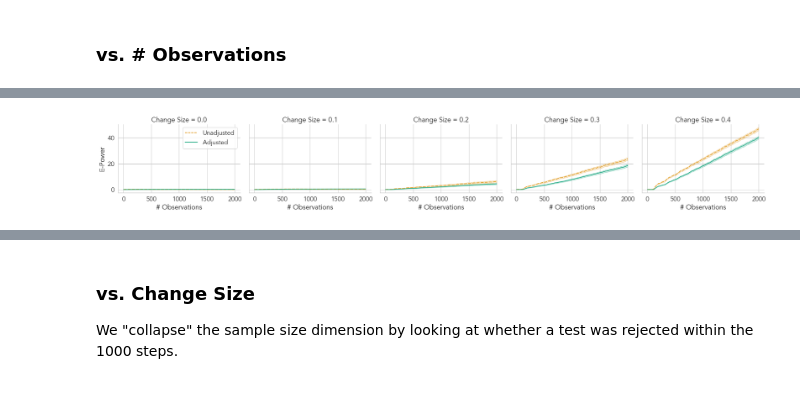
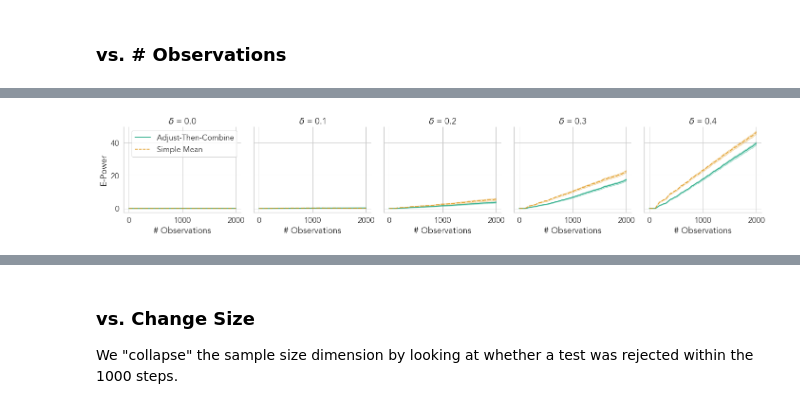
Before and after one commit to yjchoe/CombiningEvidenceAcrossFiltrations, a Jupyter notebook: nb_exchangeability_adjuster_power.ipynb, the cells around one changed output, grey strips where cells are left out. Saved outputs shown, nothing was run; the diff lists cells and outputs as text; code cells hidden in the pictures.

```diff
--- a/nb_exchangeability_adjuster_power.ipynb
+++ b/nb_exchangeability_adjuster_power.ipynb
@@ -72,17 +77,3 @@ x_change_rep = ec.data.exch.generate_binary_change_repeated(
 x_change_rep
 # %% [output]
 array([0, 1, 0, ..., 1, 1, 0])
-# %%
-# for one-change config
-p, q = 0.5, 0.2
-change_loc = 0.2
-change_len = 0.04
-
-# # p, q = 0.5, 0.2
-# # change_loc = 0.15
-# # change_len = 0.05
-
-# x_change1 = ec.data.exch.generate_binary_changepoint(
-#     p=p, q=q, size=T, change_loc=change_loc, change_len=change_len,
-#     rng=rng_data)
-# x_change1[:10]
@@ -225,4 +243,10 @@ None
 # %% [markdown]
 ### vs. # Observations
+# %%
+LABELS = {
+    "Unadjusted": "Simple Mean",
+    "Adjusted": "Adjust-Then-Combine",
+}
+LABEL_ORDER = ["Adjust-Then-Combine", "Simple Mean"]
 # %%
 # Power
@@ -266,41 +293,42 @@ None
 # %%
 # E-Power
-epower_df = full_df.melt(
-    id_vars=["RunID", "Time", "ChangeSize"], value_vars=["UnadjustedEPower", "AdjustedEPower"],
-    var_name="E-Process", value_name="E-Power")
-epower_df["E-Process"] = epower_df["E-Process"].map(
-    {"UnadjustedEPower": "Unadjusted", "AdjustedEPower": "Adjusted"})
-# clip e-power at zero
-epower_df["E-Power"] = np.maximum(0, epower_df["E-Power"])
-fg = sns.relplot(
-    x="Time",
-    y="E-Power",
-    col="ChangeSize",
-    hue="E-Process",
-    palette=ec.PLOT_DEFAULT_COLORS[1:3],  # remove first color
-    style="E-Process",
-    style_order=["Adjusted", "Unadjusted"],
-    kind="line",
-    # markers=True,
-    errorbar="ci",
-    aspect=1.25,
-    height=4,
-    linewidth=ec.PLOT_DEFAULT_KWARGS["linewidth"],
-    alpha=ec.PLOT_DEFAULT_KWARGS["alpha"],
-    data=epower_df,
-    facet_kws=dict(legend_out=False),
-)
-fg._legend.set_title(None)
-fg.set_titles("Change Size = {col_name}")
-for ax in fg.axes.flatten():
-    ax.set(
-        # ylim=(-0.05, 1.05),
-        ylabel="E-Power",
-        xlabel="# Observations",
+for alternative in ["Changepoint", "Markovian"]:
+    epower_df = full_df.loc[full_df["Alternative"] == alternative].melt(
+        id_vars=["RunID", "Time", "ChangeSize"], value_vars=["UnadjustedEPower", "AdjustedEPower"],
+        var_name="E-Process", value_name="E-Power")
+    epower_df["E-Process"] = epower_df["E-Process"].map(
+        {"UnadjustedEPower": LABELS["Unadjusted"], "AdjustedEPower": LABELS["Adjusted"]})
+    # clip e-power at zero
+    epower_df["E-Power"] = np.maximum(0, epower_df["E-Power"])
+    fg = sns.relplot(
+        x="Time",
+        y="E-Power",
+        col="ChangeSize",
+        hue="E-Process",
+        hue_order=LABEL_ORDER,
+        palette=[ec.PLOT_DEFAULT_COLORS[2], ec.PLOT_DEFAULT_COLORS[1]],  # green, orange
+        style="E-Process",
+        style_order=LABEL_ORDER,
+        kind="line",
+        # markers=True,
+        errorbar=("ci", 100 * (1 - ALPHA)),
+        aspect=1,
+        height=4,
+        linewidth=ec.PLOT_DEFAULT_KWARGS["linewidth"],
+        alpha=ec.PLOT_DEFAULT_KWARGS["alpha"],
+        data=epower_df,
+        facet_kws=dict(legend_out=False),
     )
-fg.tight_layout()
-fg.savefig(os.path.join(plots_dir, "EPowerVsSampleSize.pdf"), bbox_inches="tight")
-fg.savefig(os.path.join(plots_dir, "EPowerVsSampleSize.png"), dpi=350, bbox_inches="tight")
-None
+    fg._legend.set_title(None)
+    fg.set_titles(r"$\delta$" + " = {col_name}")
+    for ax in fg.axes.flatten():
+        ax.set(
+            ylabel="E-Power",
+            xlabel="# Observations",
+        )
+    fg.tight_layout()
+    fg.savefig(os.path.join(plots_dir, f"EPowerVsSampleSize{alternative}.pdf"), bbox_inches="tight")
+    fg.savefig(os.path.join(plots_dir, f"EPowerVsSampleSize{alternative}.png"), dpi=350, bbox_inches="tight")
+    None
 # %% [output]
-[figure, old version]
+[figure, new version]
```
Also changed, not shown: parts of 23 cells of this notebook, 54 other files.
